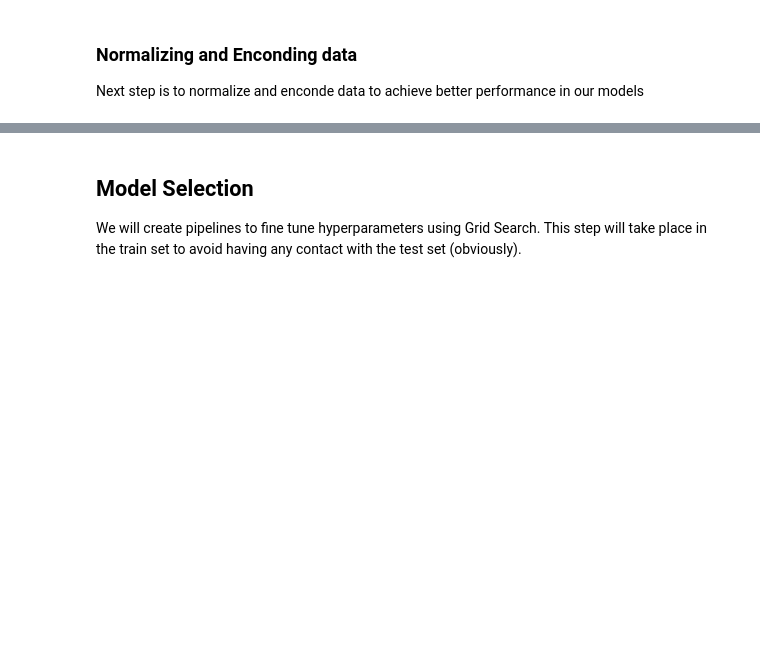
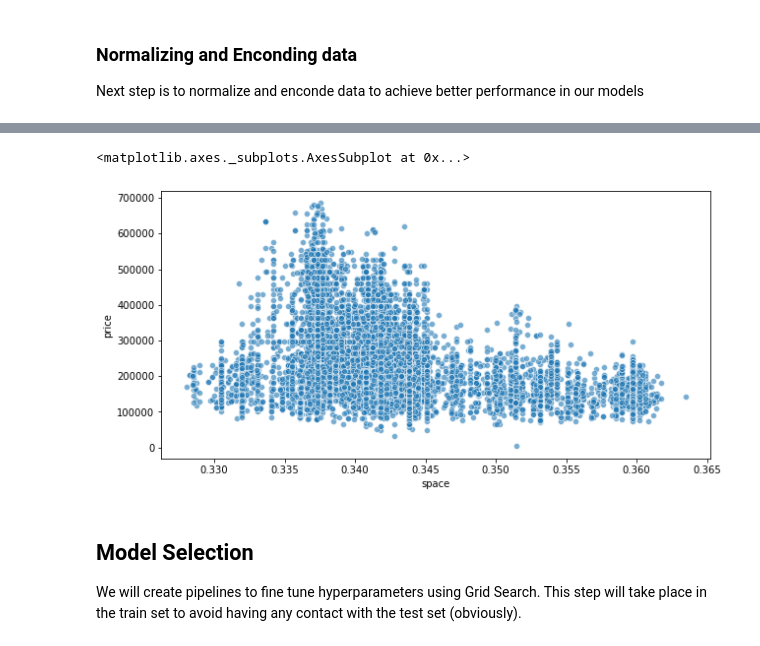
Before and after one commit to tomasrpons/house_pricing, a Jupyter notebook: house_pricing.ipynb, the cells around one changed output, grey strips where cells are left out. Cells and saved outputs as stored; diff of their text form; code cells hidden in the pictures; blank space fills up the shorter version.

```diff
--- a/house_pricing.ipynb
+++ b/house_pricing.ipynb
@@ -152,0 +218,7 @@ X_test_transformed = column_transformer_norm_enc.transform(X_test_clean)
+# %%
+plt.figure(figsize=(10,5))
+sn.scatterplot(x='space', y='price',
+                data=df_outlier[iso_forest.predict(df_outlier) == 1], alpha=.6)
+# %% [output]
+<matplotlib.axes._subplots.AxesSubplot at 0x...>
+[figure, added]
```
Also changed, not shown: parts of 49 cells of this notebook, 7 other files.
